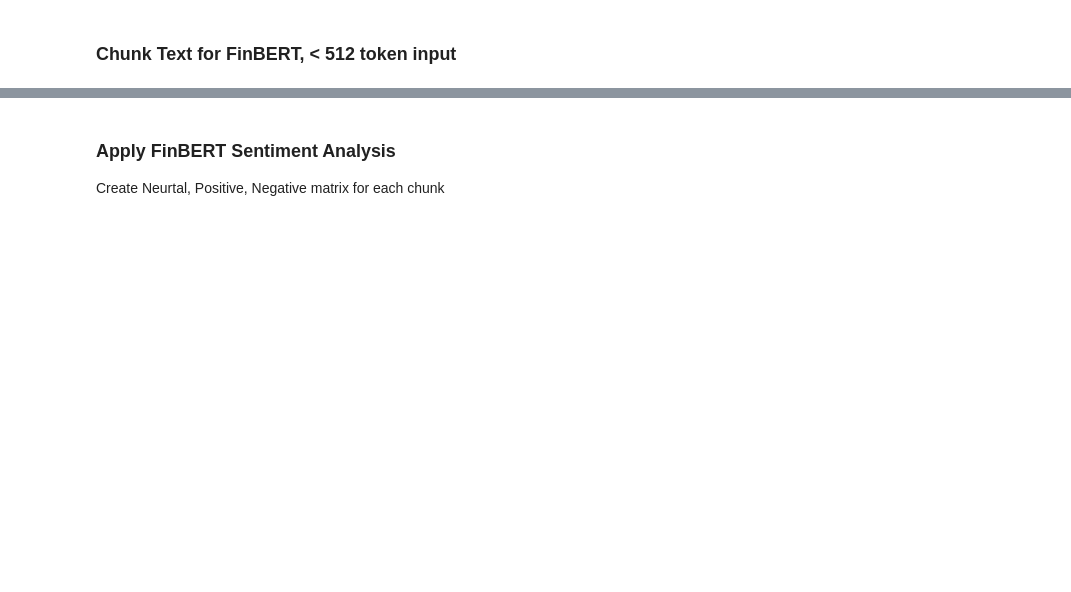
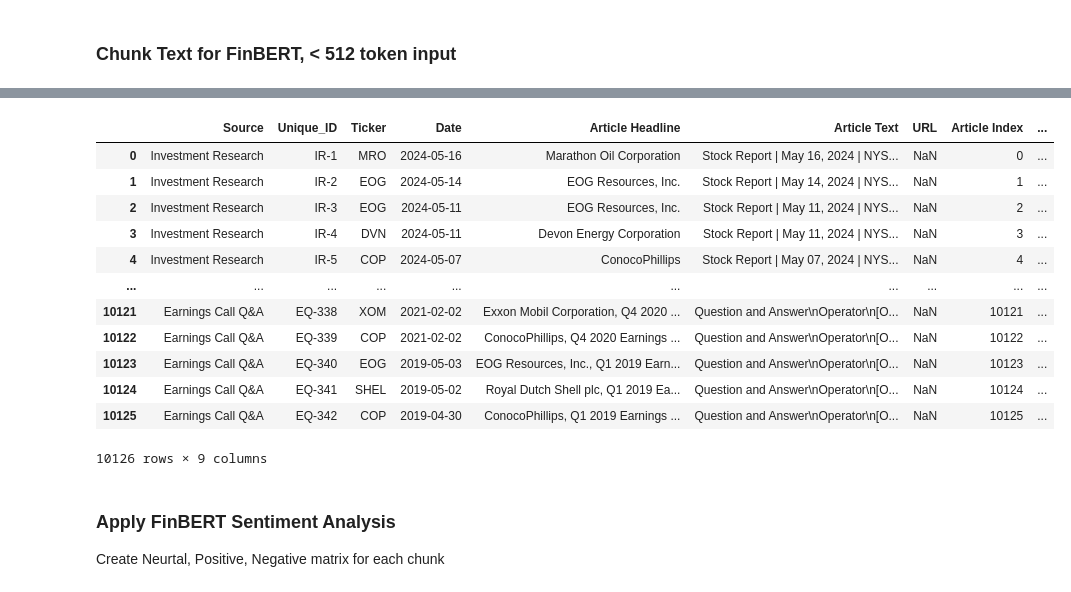
Before and after one commit to Kussil/Financial_Sentiment_LLM, a Jupyter notebook: 03_Sentiment_Analysis/Sentiment_Analysis_(FinBERT).ipynb, the cells around one changed output, grey strips where cells are left out. Cells and saved outputs as stored; diff of their text form; code cells hidden in the pictures; blank space fills up the shorter version.

```diff
--- a/03_Sentiment_Analysis/Sentiment_Analysis_(FinBERT).ipynb
+++ b/03_Sentiment_Analysis/Sentiment_Analysis_(FinBERT).ipynb
@@ -58,19 +70,2 @@ df
 # %% [markdown]
 ### Chunk Text for FinBERT, < 512 token input
-# %%
-tokenizer = BertTokenizer.from_pretrained('ProsusAI/finbert')
-
-token_limit = 500
-
-def chunk_contents(x):
-  x_str = str(x)
-  tokens = tokenizer(x_str)['input_ids']
-  token_count = len(tokens)
-  chunk_count = math.ceil(token_count / token_limit)
-  chunk_list = []
-  for i in range(chunk_count):
-    chunk_list.append(tokenizer.decode(tokens[i*token_limit:(i+1)*token_limit]))
-  return chunk_list
-
-df['Text Chunks'] = df['Article Text'].apply(chunk_contents)
-df
@@ -92,3 +72,53 @@ Token indices sequence length is longer than the specified maximum sequence leng
+# %%
+#Chunk text
+tokenizer = BertTokenizer.from_pretrained('ProsusAI/finbert')
+
+#Set token limit based on model constraint - BERT is 512
+token_limit = 500
+
+#Create function to chunk data
+def chunk_contents(x):
+  '''
+  This function chunks the inputs from a pandas dataframe based on a provided
+  token limit. For FinBert this limit is set to 500 because BERT max is 512
+  and decoding creates additional tokens
+
+  Parameters:
+  x (str): Article Text from a pandas dataframe of all the financial documents
+
+  Returns
+  chunk_list (list of str): A python list of the Article Text broken into
+  chunks, thes chunks are in a list inside a single row of the source dataframe
+  '''
+  x_str = str(x)
+  tokens = tokenizer(x_str)['input_ids']
+  token_count = len(tokens)
+  chunk_count = math.ceil(token_count / token_limit)
+  chunk_list = []
+  tokenized_chunk_list = []
+  for i in range(chunk_count):
+    tokenized_chunk = tokens[i*token_limit:(i+1)*token_limit]
+    chunk_list.append(tokenizer.decode(tokenized_chunk))
+  return chunk_list
+
+#Write chunks to dataframe
+tqdm.pandas()
+df['Text Chunks'] = df['Article Text'].progress_apply(chunk_contents)
+df
+# %% [output]
+|  | Source | Unique_ID | Ticker | Date | Article Headline | Article Text | URL | Article Index | ... |
+| 0 | Investment Research | IR-1 | MRO | 2024-05-16 | Marathon Oil Corporation | Stock Report | May 16, 2024 | NYS... | NaN | 0 | ... |
+| 1 | Investment Research | IR-2 | EOG | 2024-05-14 | EOG Resources, Inc. | Stock Report | May 14, 2024 | NYS... | NaN | 1 | ... |
+| 2 | Investment Research | IR-3 | EOG | 2024-05-11 | EOG Resources, Inc. | Stock Report | May 11, 2024 | NYS... | NaN | 2 | ... |
+| 3 | Investment Research | IR-4 | DVN | 2024-05-11 | Devon Energy Corporation | Stock Report | May 11, 2024 | NYS... | NaN | 3 | ... |
+| 4 | Investment Research | IR-5 | COP | 2024-05-07 | ConocoPhillips | Stock Report | May 07, 2024 | NYS... | NaN | 4 | ... |
+| ... | ... | ... | ... | ... | ... | ... | ... | ... | ... |
+| 10121 | Earnings Call Q&A | EQ-338 | XOM | 2021-02-02 | Exxon Mobil Corporation, Q4 2020 ... | Question and Answer\nOperator\n[O... | NaN | 10121 | ... |
+| 10122 | Earnings Call Q&A | EQ-339 | COP | 2021-02-02 | ConocoPhillips, Q4 2020 Earnings ... | Question and Answer\nOperator\n[O... | NaN | 10122 | ... |
+| 10123 | Earnings Call Q&A | EQ-340 | EOG | 2019-05-03 | EOG Resources, Inc., Q1 2019 Earn... | Question and Answer\nOperator\n[O... | NaN | 10123 | ... |
+| 10124 | Earnings Call Q&A | EQ-341 | SHEL | 2019-05-02 | Royal Dutch Shell plc, Q1 2019 Ea... | Question and Answer\nOperator\n[O... | NaN | 10124 | ... |
+| 10125 | Earnings Call Q&A | EQ-342 | COP | 2019-04-30 | ConocoPhillips, Q1 2019 Earnings ... | Question and Answer\nOperator\n[O... | NaN | 10125 | ... |
+10126 rows × 9 columns
 # %% [markdown]
 ### Apply FinBERT Sentiment Analysis
 Create Neurtal, Positive, Negative matrix for each chunk
```
Also changed, not shown: parts of 19 cells of this notebook.
